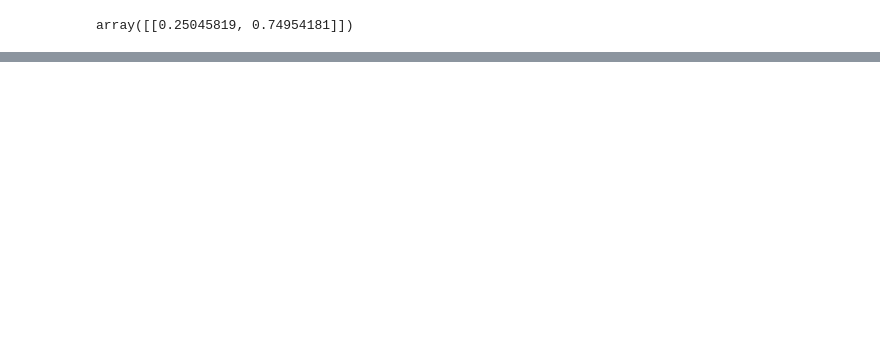
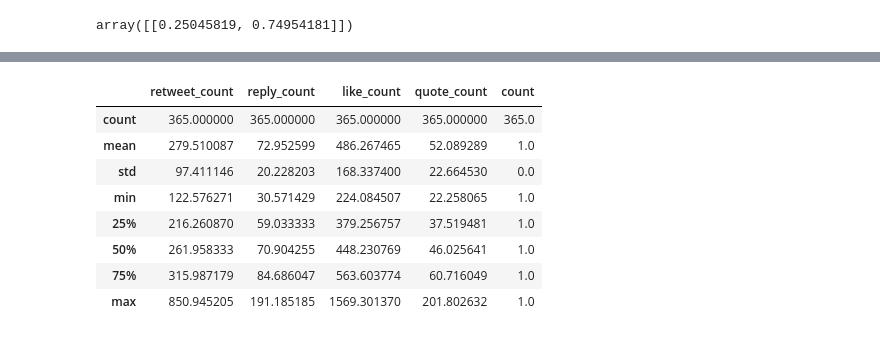
Before and after one commit to alexanderwood/wood-clickbait, a Jupyter notebook: code/analysis.ipynb, the cells around one changed output, grey strips where cells are left out. Saved outputs shown, nothing was run; the diff lists cells and outputs as text; code cells hidden in the pictures; blank space fills up the shorter version.

```diff
--- a/code/analysis.ipynb
+++ b/code/analysis.ipynb
@@ -696,0 +701,32 @@ array([[0.25045819, 0.74954181]])
+# %%
+from datetime import datetime
+
+def get_stats(handle, scores_prob):
+    def agg_stats(d):
+         return d.groupby(['created_at'])[['retweet_count', 'reply_count', 'like_count', 'quote_count']].agg('sum')
+    # Update timestamp
+    df = scores_prob[scores_prob['author_handle']==handle]
+    df[['created_at']] = pd.to_datetime(df['created_at'], format="%Y%m%d %H:%M:%S")
+    df[['created_at']] = df.apply(lambda X: X.created_at.date(), axis=1)
+
+    # Clickbait & nonbait
+    df0 = df[df.bait_proba<.5].sort_values(['created_at'])
+    df1 = df[df.bait_proba>=.5].sort_values(['created_at'])
+
+    count0 = df0.created_at.value_counts().sort_index()
+    count1 = df1.created_at.value_counts().sort_index()
+
+    df0 = agg_stats(df0)
+    df1 = agg_stats(df1)
+    df0[['count']] = count0
+    df1[['count']] = count1
+
+    # NORMALIZE
+    for col in df0.columns:
+        df0[[col]] = df0.apply(lambda x: x[col]/x['count'], axis=1)
+        df1[[col]] = df1.apply(lambda x: x[col]/x['count'], axis=1)
+
+
+    return df0, df1
+# %%
+nyt0, nyt1 = get_stats('nytimes', scores_prob)
@@ -696,0 +749,12 @@ array([[0.25045819, 0.74954181]])
+# %%
+nyt0.describe()
+# %% [output]
+|  | retweet_count | reply_count | like_count | quote_count | count |
+| count | 365.000000 | 365.000000 | 365.000000 | 365.000000 | 365.0 |
+| mean | 279.510087 | 72.952599 | 486.267465 | 52.089289 | 1.0 |
+| std | 97.411146 | 20.228203 | 168.337400 | 22.664530 | 0.0 |
+| min | 122.576271 | 30.571429 | 224.084507 | 22.258065 | 1.0 |
+| 25% | 216.260870 | 59.033333 | 379.256757 | 37.519481 | 1.0 |
+| 50% | 261.958333 | 70.904255 | 448.230769 | 46.025641 | 1.0 |
+| 75% | 315.987179 | 84.686047 | 563.603774 | 60.716049 | 1.0 |
+| max | 850.945205 | 191.185185 | 1569.301370 | 201.802632 | 1.0 |
```
Also changed, not shown: parts of 9 cells of this notebook, 1 other file.
